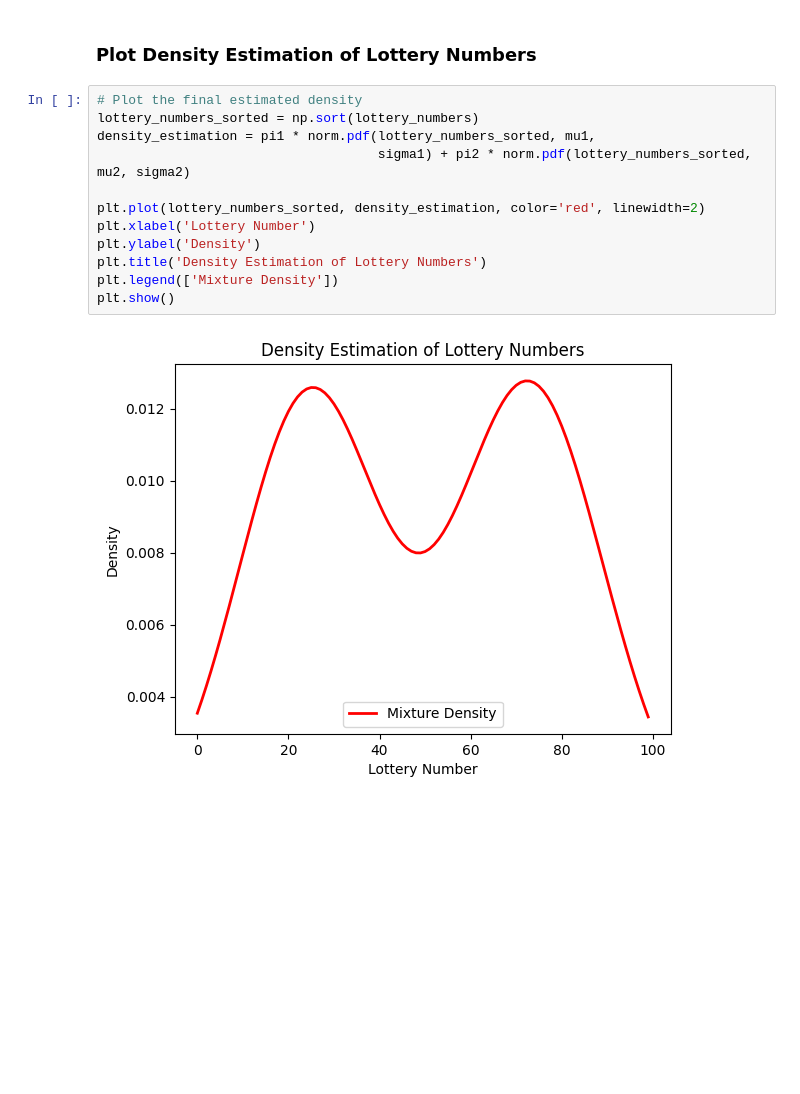
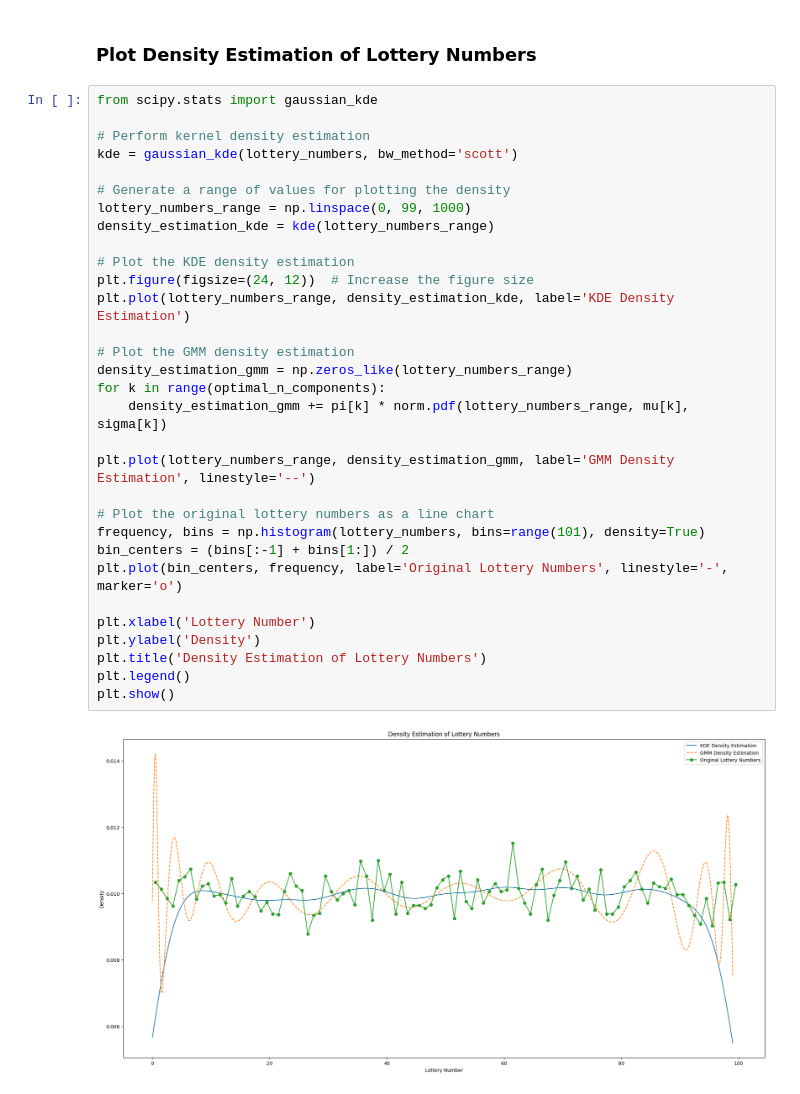
Before and after one commit to KolawatInpan/Lottery, a Jupyter notebook: lotto.ipynb, the cells around one changed output. Drawn from its saved outputs; the diff is of its cells as text; blank space fills up the shorter version.

Commit message:
test density estimated

```diff
--- a/lotto.ipynb
+++ b/lotto.ipynb
@@ -165,16 +243,35 @@ plt.show()
 # %% [markdown]
 ### Plot Density Estimation of Lottery Numbers
-# %%
-# Plot the final estimated density
-lottery_numbers_sorted = np.sort(lottery_numbers)
-density_estimation = pi1 * norm.pdf(lottery_numbers_sorted, mu1,
-                                    sigma1) + pi2 * norm.pdf(lottery_numbers_sorted, mu2, sigma2)
-
-plt.plot(lottery_numbers_sorted, density_estimation, color='red', linewidth=2)
-plt.xlabel('Lottery Number')
-plt.ylabel('Density')
-plt.title('Density Estimation of Lottery Numbers')
-plt.legend(['Mixture Density'])
-plt.show()
-# %% [output]
-[figure, removed]
+# %%
+from scipy.stats import gaussian_kde
+
+# Perform kernel density estimation
+kde = gaussian_kde(lottery_numbers, bw_method='scott')
+
+# Generate a range of values for plotting the density
+lottery_numbers_range = np.linspace(0, 99, 1000)
+density_estimation_kde = kde(lottery_numbers_range)
+
+# Plot the KDE density estimation
+plt.figure(figsize=(24, 12))  # Increase the figure size
+plt.plot(lottery_numbers_range, density_estimation_kde, label='KDE Density Estimation')
+
+# Plot the GMM density estimation
+density_estimation_gmm = np.zeros_like(lottery_numbers_range)
+for k in range(optimal_n_components):
+    density_estimation_gmm += pi[k] * norm.pdf(lottery_numbers_range, mu[k], sigma[k])
+
+plt.plot(lottery_numbers_range, density_estimation_gmm, label='GMM Density Estimation', linestyle='--')
+
+# Plot the original lottery numbers as a line chart
+frequency, bins = np.histogram(lottery_numbers, bins=range(101), density=True)
+bin_centers = (bins[:-1] + bins[1:]) / 2
+plt.plot(bin_centers, frequency, label='Original Lottery Numbers', linestyle='-', marker='o')
+
+plt.xlabel('Lottery Number')
+plt.ylabel('Density')
+plt.title('Density Estimation of Lottery Numbers')
+plt.legend()
+plt.show()
+# %% [output]
+[figure, added]
```
Also changed, not shown: parts of 6 cells of this notebook.
